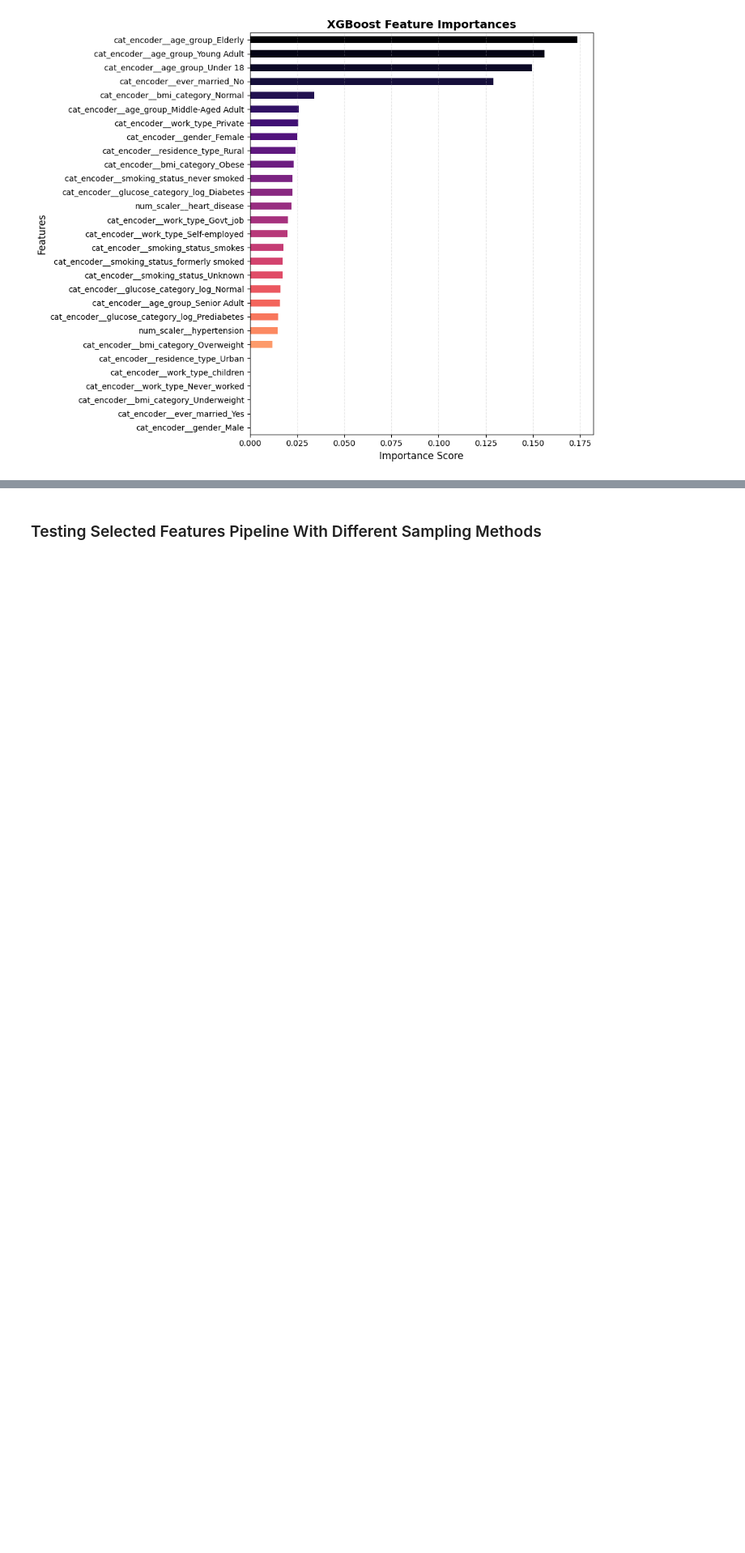
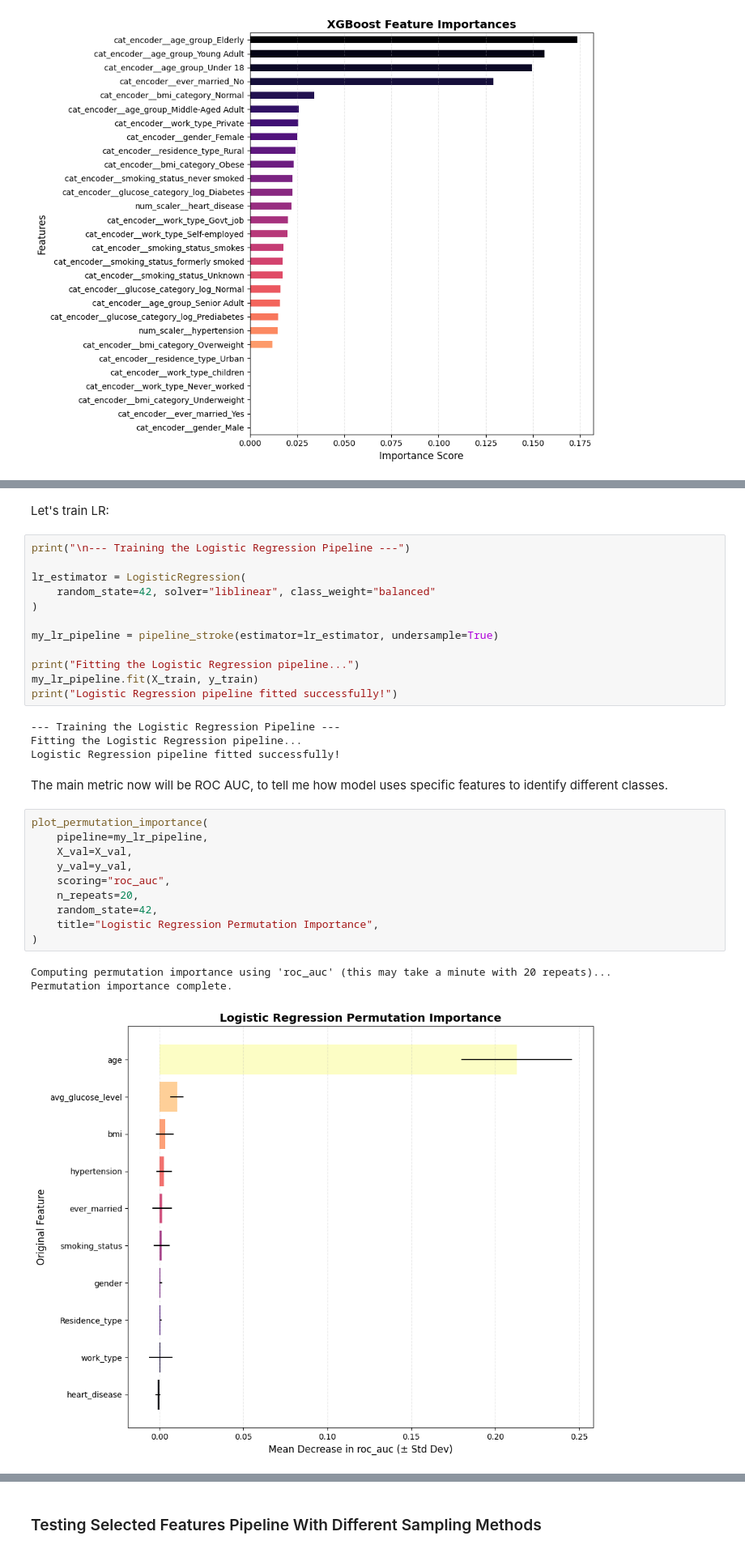
Before and after one commit to Duccard/stroke_risk_prediction, a Jupyter notebook: StrokeRiskPredictionModel.ipynb, the cells around one changed output, grey strips where cells are left out. Shown at 81% size. Drawn from its saved outputs; the diff is of its cells as text; blank space fills up the shorter version.

```diff
--- a/StrokeRiskPredictionModel.ipynb
+++ b/StrokeRiskPredictionModel.ipynb
@@ -1255,0 +1265,34 @@ hypertension: 0.023444
+# %% [markdown]
+Let's train LR:
+# %%
+print("\n--- Training the Logistic Regression Pipeline ---")
+
+lr_estimator = LogisticRegression(
+    random_state=42, solver="liblinear", class_weight="balanced"
+)
+
+my_lr_pipeline = pipeline_stroke(estimator=lr_estimator, undersample=True)
+
+print("Fitting the Logistic Regression pipeline...")
+my_lr_pipeline.fit(X_train, y_train)
+print("Logistic Regression pipeline fitted successfully!")
+# %% [output]
+--- Training the Logistic Regression Pipeline ---
+Fitting the Logistic Regression pipeline...
+Logistic Regression pipeline fitted successfully!
+# %% [markdown]
+The main metric now will be ROC AUC, to tell me how model uses specific features to identify different classes.
+# %%
+plot_permutation_importance(
+    pipeline=my_lr_pipeline,
+    X_val=X_val,
+    y_val=y_val,
+    scoring="roc_auc",
+    n_repeats=20,
+    random_state=42,
+    title="Logistic Regression Permutation Importance",
+)
+# %% [output]
+Computing permutation importance using 'roc_auc' (this may take a minute with 20 repeats)...
+Permutation importance complete.
+[figure, added]
```
Also changed, not shown: parts of 36 cells of this notebook, 6 other files.
